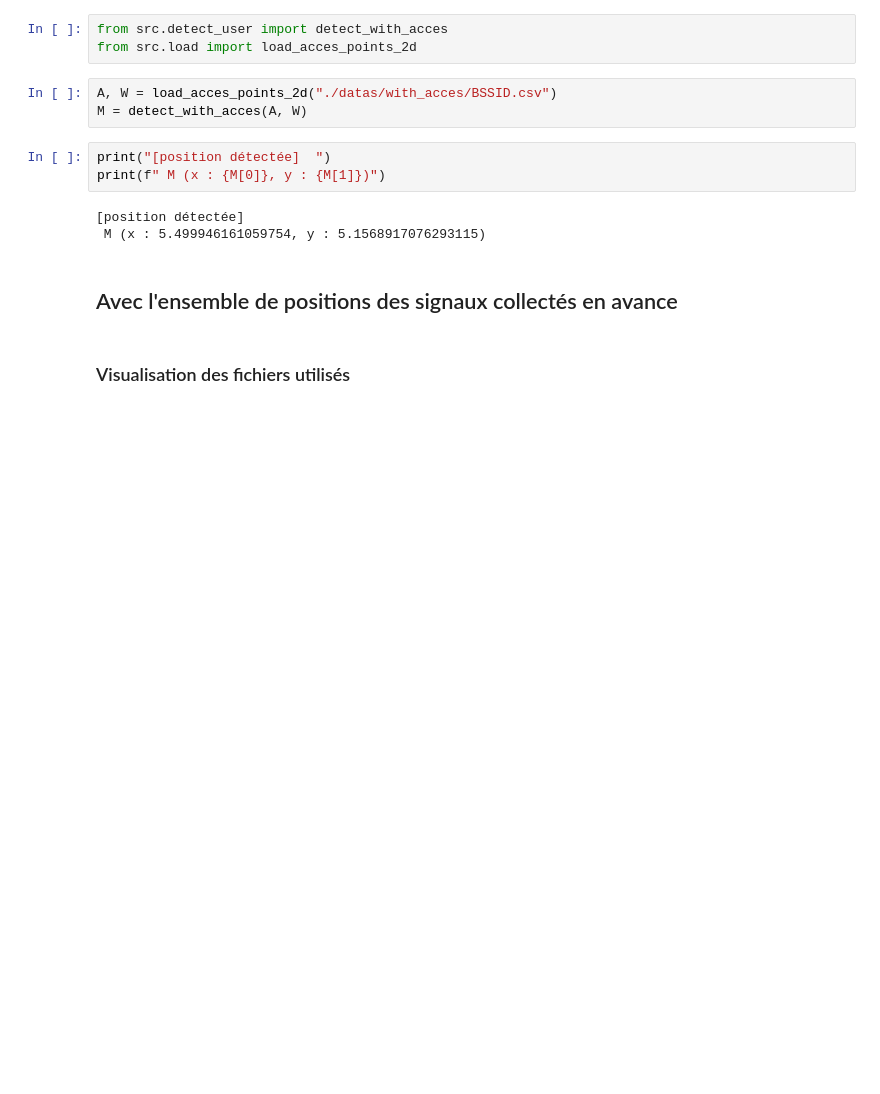
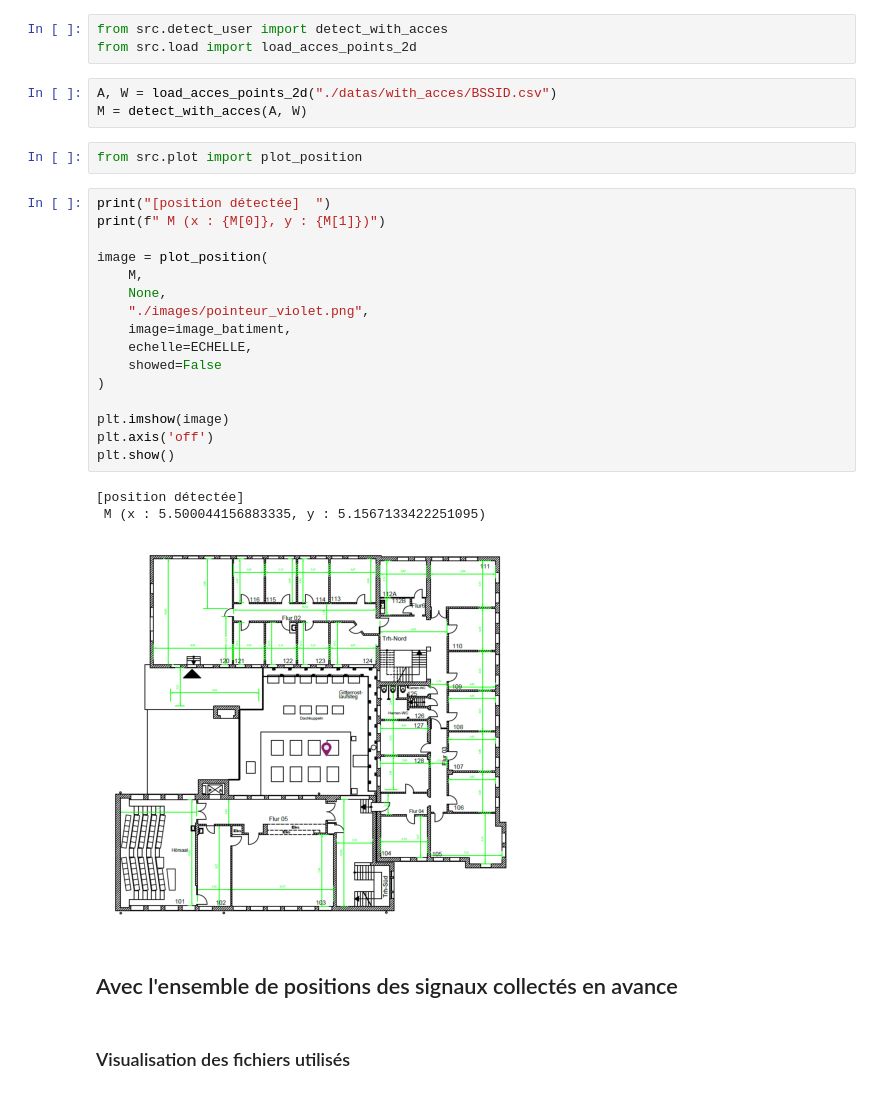
Before and after one commit to MbeHenri/detect_user_building, a Jupyter notebook: main.ipynb, the cells around one changed output. Saved outputs shown, nothing was run; the diff lists cells and outputs as text; blank space fills up the shorter version.

```diff
--- a/main.ipynb
+++ b/main.ipynb
@@ -33,12 +45,28 @@ from src.load import load_acces_points_2d
 # %%
 A, W = load_acces_points_2d("./datas/with_acces/BSSID.csv")
 M = detect_with_acces(A, W)
+# %%
+from src.plot import plot_position
 # %%
 print("[position détectée]  ")
 print(f" M (x : {M[0]}, y : {M[1]})")
+
+image = plot_position(
+    M,
+    None,
+    "./images/pointeur_violet.png",
+    image=image_batiment,
+    echelle=ECHELLE,
+    showed=False
+)
+
+plt.imshow(image)
+plt.axis('off')
+plt.show()
 # %% [output]
 [position détectée]
- M (x : 5.499946161059754, y : 5.1568917076293115)
+ M (x : 5.500044156883335, y : 5.1567133422251095)
+[figure, added]
 # %% [markdown]
 ## Avec l'ensemble de positions des signaux collectés en avance
 # %% [markdown]
```
Also changed, not shown: parts of 8 cells of this notebook, 12 other files.
